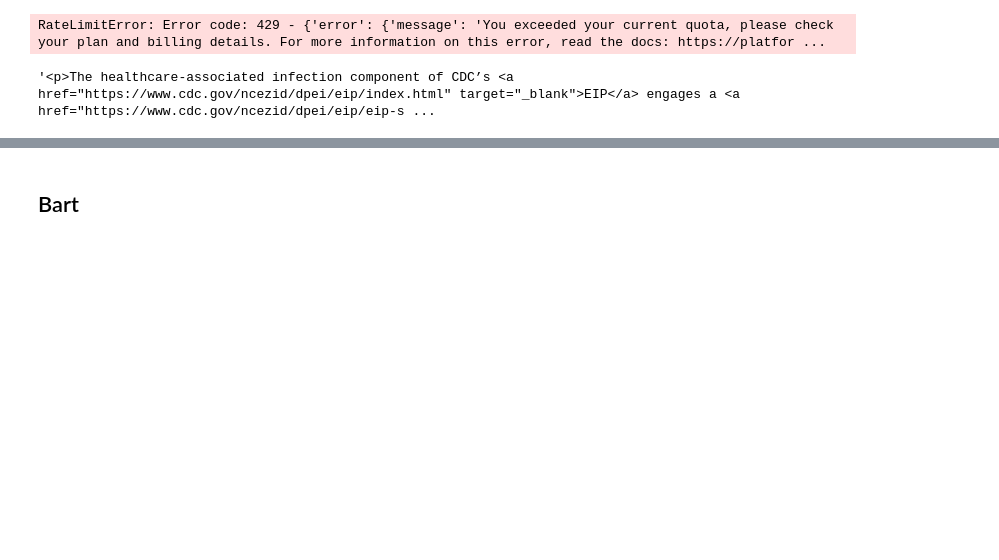
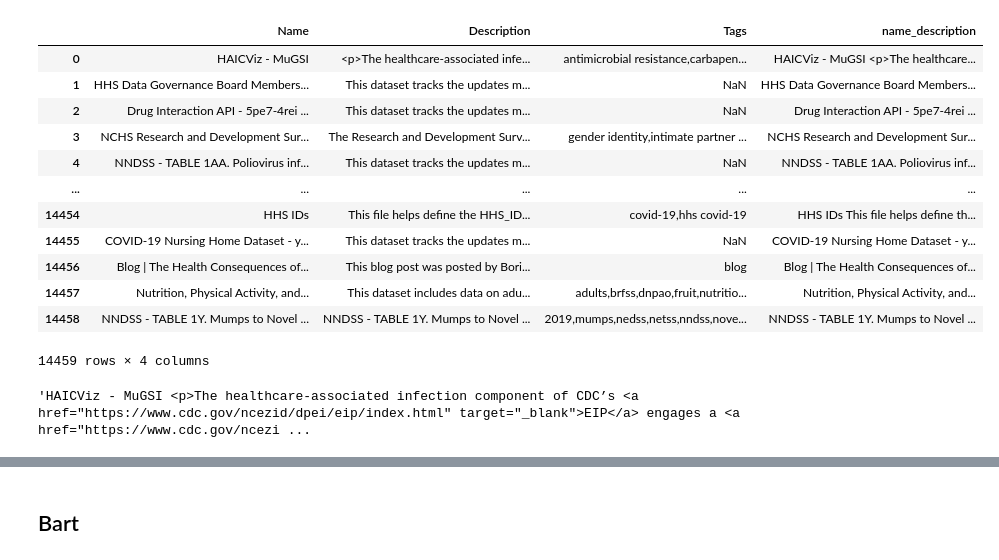
Before and after one commit to jyulkm/Tyler-Tech-Practicum, a Jupyter notebook: main.ipynb, the cells around one changed output, grey strips where cells are left out. Cells and saved outputs as stored; diff of their text form; code cells hidden in the pictures; blank space fills up the shorter version.

```diff
--- a/main.ipynb
+++ b/main.ipynb
@@ -72,30 +30,22 @@ Error: {
-# %%
-client = OpenAI(
-    # This is the default and can be omitted
-    api_key='sk-proj-kyXx1HK9QnXtLHzfx2nYT3BlbkFJKm558AgbaiWwF1rswtuN'
-)
-
-description = data['Description'][0]
-
-# Create a chat completion request with the description as input
-chat_completion = client.chat.completions.create(
-    messages=[
-        {
-            "role": "system",
-            "content": f"Generate tags for the following description:\n\n{description}\n\nTags:"
-        }
-    ],
-    model="gpt-3.5-turbo",
-)
-
-# Extract generated tags from the response
-generated_tags = chat_completion.choices[0].message["content"]
-
-# Display or use generated tags
-print("Generated Tags:", generated_tags)
-# %% [output]
-RateLimitError: Error code: 429 - {'error': {'message': 'You exceeded your current quota, please check your plan and billing details. For more information on this error, read the docs: https://platfor ...
+# %%
+data['name_description'] = data['Name'] + ' ' + data['Description']
+# %%
+data
+# %% [output]
+|  | Name | Description | Tags | name_description |
+| 0 | HAICViz - MuGSI | <p>The healthcare-associated infe... | antimicrobial resistance,carbapen... | HAICViz - MuGSI <p>The healthcare... |
+| 1 | HHS Data Governance Board Members... | This dataset tracks the updates m... | NaN | HHS Data Governance Board Members... |
+| 2 | Drug Interaction API - 5pe7-4rei ... | This dataset tracks the updates m... | NaN | Drug Interaction API - 5pe7-4rei ... |
+| 3 | NCHS Research and Development Sur... | The Research and Development Surv... | gender identity,intimate partner ... | NCHS Research and Development Sur... |
+| 4 | NNDSS - TABLE 1AA. Poliovirus inf... | This dataset tracks the updates m... | NaN | NNDSS - TABLE 1AA. Poliovirus inf... |
+| ... | ... | ... | ... | ... |
+| 14454 | HHS IDs | This file helps define the HHS_ID... | covid-19,hhs covid-19 | HHS IDs This file helps define th... |
+| 14455 | COVID-19 Nursing Home Dataset - y... | This dataset tracks the updates m... | NaN | COVID-19 Nursing Home Dataset - y... |
+| 14456 | Blog | The Health Consequences of... | This blog post was posted by Bori... | blog | Blog | The Health Consequences of... |
+| 14457 | Nutrition, Physical Activity, and... | This dataset includes data on adu... | adults,brfss,dnpao,fruit,nutritio... | Nutrition, Physical Activity, and... |
+| 14458 | NNDSS - TABLE 1Y. Mumps to Novel ... | NNDSS - TABLE 1Y. Mumps to Novel ... | 2019,mumps,nedss,netss,nndss,nove... | NNDSS - TABLE 1Y. Mumps to Novel ... |
+14459 rows × 4 columns
 # %%
-data['Description'][0]
+data['name_description'].iloc[0]
 # %% [output]
-'<p>The healthcare-associated infection component of CDC’s <a href="https://www.cdc.gov/ncezid/dpei/eip/index.html" target="_blank">EIP</a> engages a <a href="https://www.cdc.gov/ncezid/dpei/eip/eip-s ...
+'HAICViz - MuGSI <p>The healthcare-associated infection component of CDC’s <a href="https://www.cdc.gov/ncezid/dpei/eip/index.html" target="_blank">EIP</a> engages a <a href="https://www.cdc.gov/ncezi ...
```
Also changed, not shown: parts of 5 cells of this notebook.
